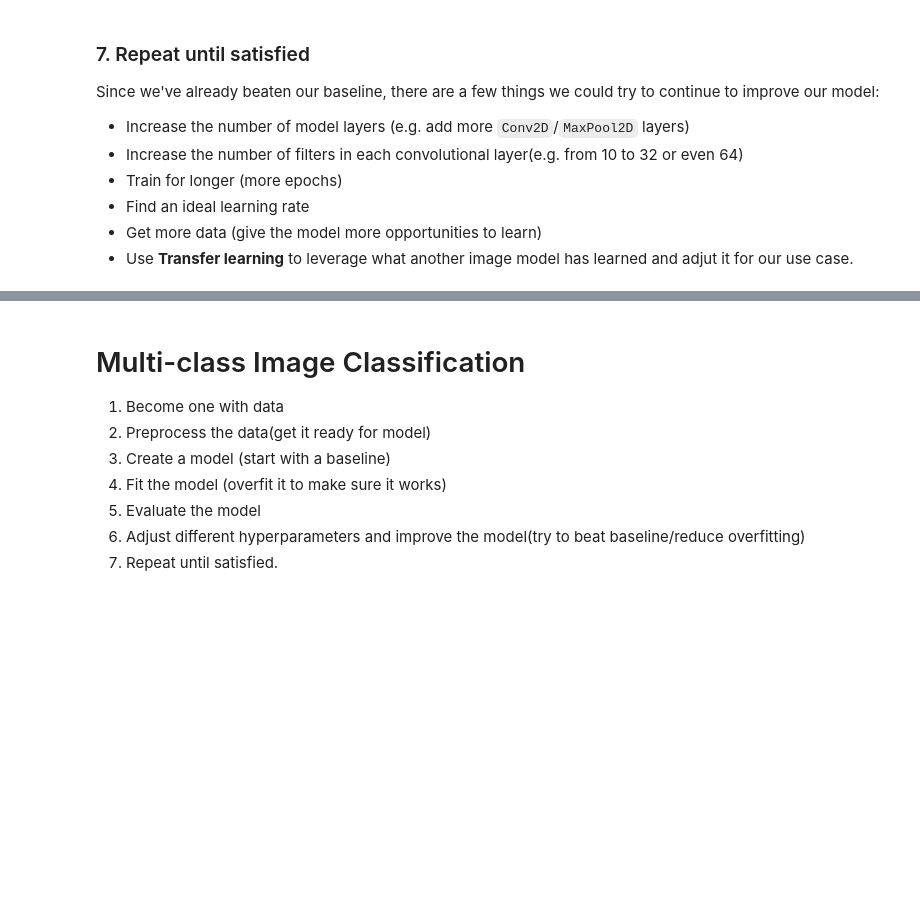
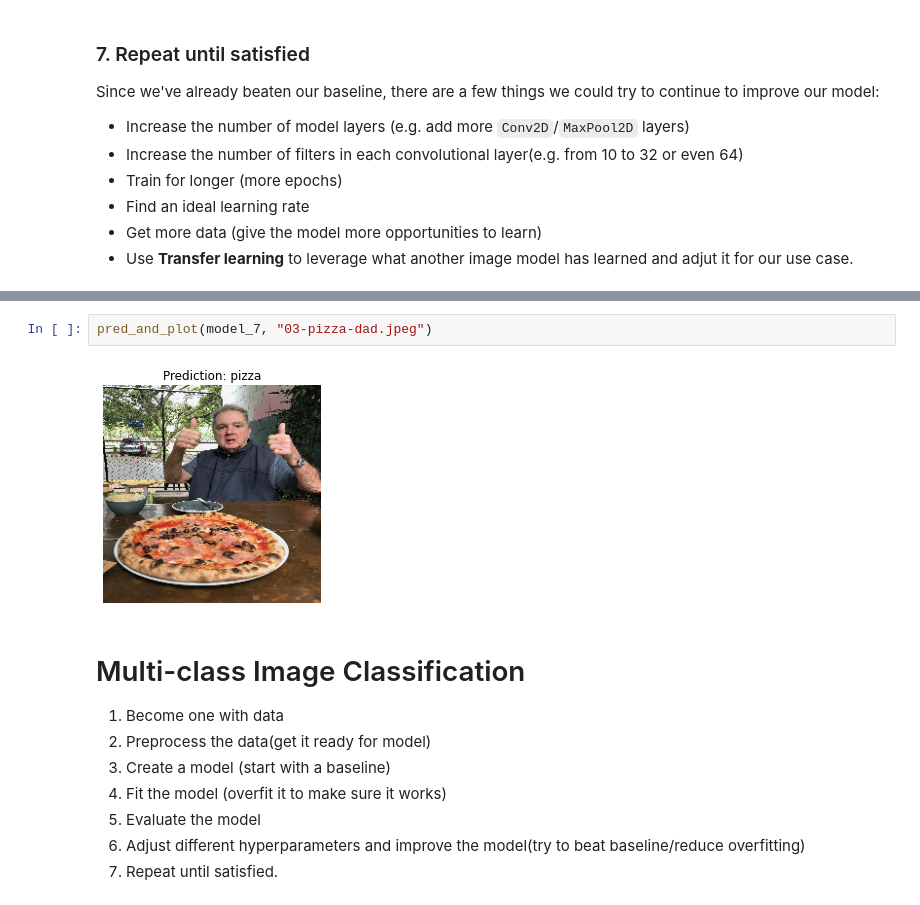
Before and after one commit to Himagination/TensorFlow_Developer, a Jupyter notebook: 03_Computer_Vision_TensorFlow.ipynb, the cells around one changed output, grey strips where cells are left out. Saved outputs shown, nothing was run; the diff lists cells and outputs as text; blank space fills up the shorter version.

```diff
--- a/03_Computer_Vision_TensorFlow.ipynb
+++ b/03_Computer_Vision_TensorFlow.ipynb
@@ -869,3 +956,7 @@ Since we've already beaten our baseline, there are a few things we could try to
+# %%
+pred_and_plot(model_7, "03-pizza-dad.jpeg")
+# %% [output]
+[figure, added]
 # %% [markdown]
 # Multi-class Image Classification
 
```
Also changed, not shown: parts of 45 cells of this notebook.
